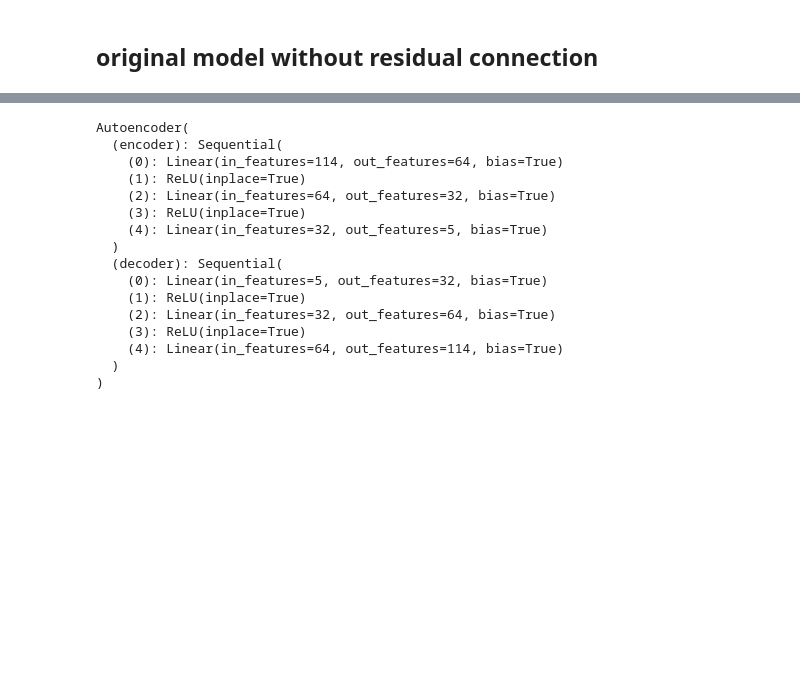
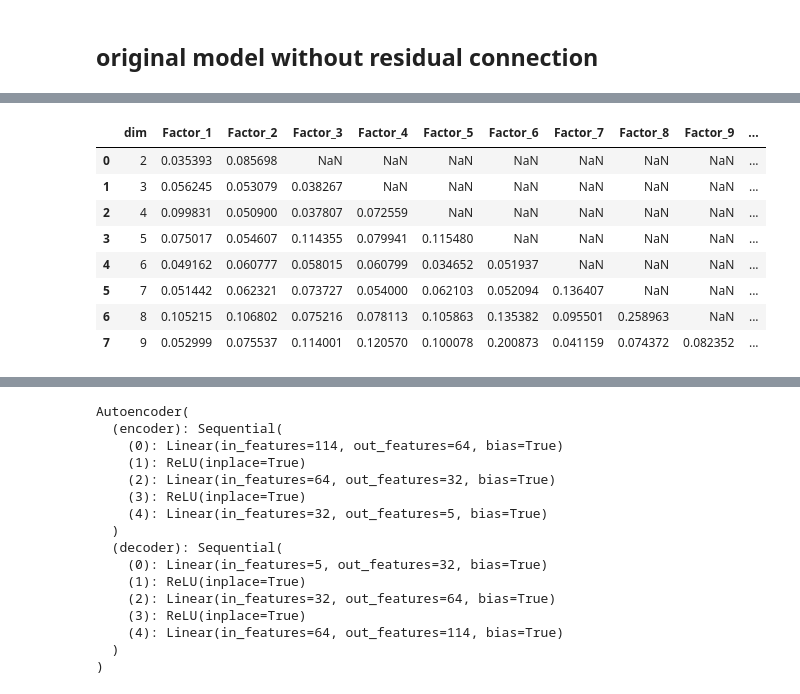
Before and after one commit to ReveRoyl/ABCD_tabular_data_analysis, a Jupyter notebook: trail_tsne_RF/factor analysis/Autoencoder/Autoencoder.ipynb, the cells around one changed output, grey strips where cells are left out. Drawn from its saved outputs; the diff is of its cells as text; code cells hidden in the pictures; blank space fills up the shorter version.

```diff
--- a/trail_tsne_RF/factor analysis/Autoencoder/Autoencoder.ipynb
+++ b/trail_tsne_RF/factor analysis/Autoencoder/Autoencoder.ipynb
@@ -342,0 +340,31 @@ Explained variance ratio: 0.33941993
+# %%
+model.eval()
+with torch.no_grad():
+    # 对输入数据进行前向传播，获取重建数据
+    reconstructed = model(torch.tensor(X_scaled, dtype=torch.float32))
+
+    # 获取编码器的输出，即潜在因子
+    latent_factors = model.encoder(torch.tensor(X_scaled, dtype=torch.float32)).numpy()
+
+    # 计算潜在因子各自的方差
+    latent_variances = np.var(latent_factors, axis=0)
+
+    # 计算原始数据的总方差
+    total_variance = np.var(X_scaled, axis=0).sum()
+
+    # 计算每个潜在因子的方差解释率
+    explained_variance_ratios = latent_variances / total_variance
+
+    # 打印每个潜在因子的方差解释率
+    for i, ratio in enumerate(explained_variance_ratios):
+        print(f"Explained variance ratio of latent factor {i+1}: {ratio:.8f}")
+
+    # 计算重建误差
+    reconstruction_errors = torch.mean((torch.tensor(X_scaled, dtype=torch.float32) - reconstructed) ** 2, dim=1).numpy()
+
+    # 重建数据的方差贡献
+    reconstruction_variance = np.var(reconstructed.numpy(), axis=0).sum()
+
+    # 计算整体的方差解释率
+    explained_variance_ratio_total = reconstruction_variance / total_variance
+    print(f"Total explained variance ratio (by all factors): {explained_variance_ratio_total:.8f}")
@@ -342,0 +649,12 @@ Explained variance ratio: 0.33941993
+# %%
+dim_df
+# %% [output]
+|  | dim | Factor_1 | Factor_2 | Factor_3 | Factor_4 | Factor_5 | Factor_6 | Factor_7 | Factor_8 | Factor_9 | ... |
+| 0 | 2 | 0.035393 | 0.085698 | NaN | NaN | NaN | NaN | NaN | NaN | NaN | ... |
+| 1 | 3 | 0.056245 | 0.053079 | 0.038267 | NaN | NaN | NaN | NaN | NaN | NaN | ... |
+| 2 | 4 | 0.099831 | 0.050900 | 0.037807 | 0.072559 | NaN | NaN | NaN | NaN | NaN | ... |
+| 3 | 5 | 0.075017 | 0.054607 | 0.114355 | 0.079941 | 0.115480 | NaN | NaN | NaN | NaN | ... |
+| 4 | 6 | 0.049162 | 0.060777 | 0.058015 | 0.060799 | 0.034652 | 0.051937 | NaN | NaN | NaN | ... |
+| 5 | 7 | 0.051442 | 0.062321 | 0.073727 | 0.054000 | 0.062103 | 0.052094 | 0.136407 | NaN | NaN | ... |
+| 6 | 8 | 0.105215 | 0.106802 | 0.075216 | 0.078113 | 0.105863 | 0.135382 | 0.095501 | 0.258963 | NaN | ... |
+| 7 | 9 | 0.052999 | 0.075537 | 0.114001 | 0.120570 | 0.100078 | 0.200873 | 0.041159 | 0.074372 | 0.082352 | ... |
```
Also changed, not shown: parts of 22 cells of this notebook, 2 other files.
